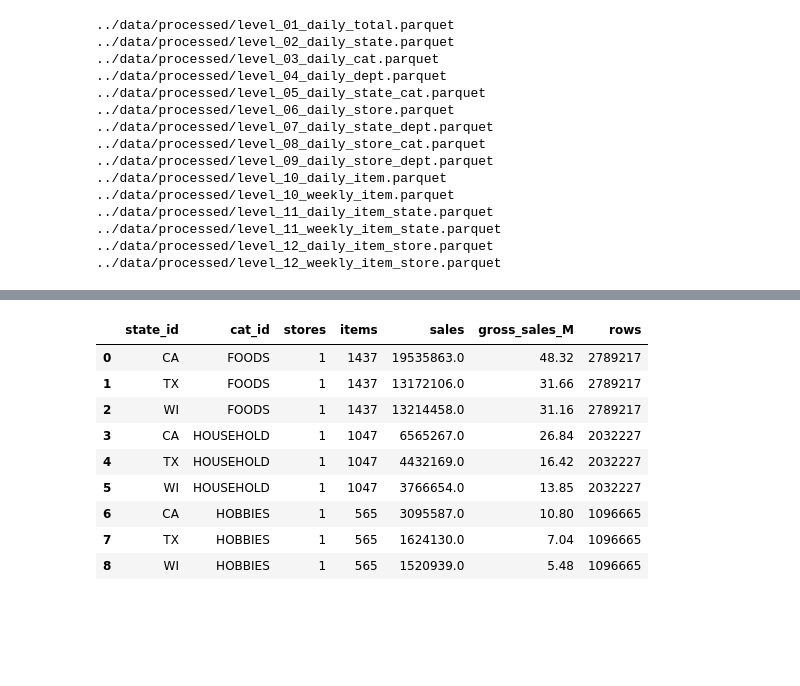
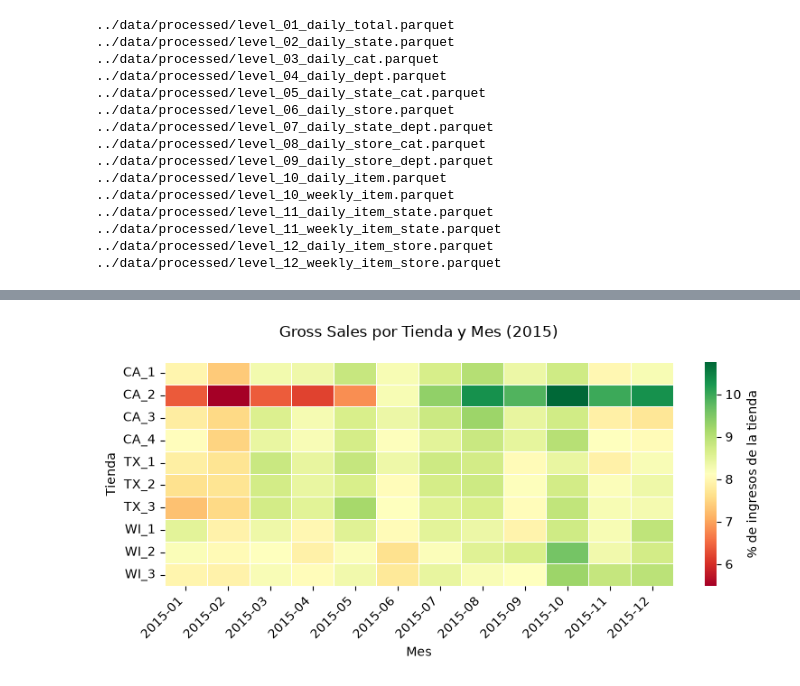
Before and after one commit to njimenez94/forecast-tfm, a Jupyter notebook: notebooks/01_eda.ipynb, the cells around one changed output, grey strips where cells are left out. Drawn from its saved outputs; the diff is of its cells as text; code cells hidden in the pictures; blank space fills up the shorter version.

```diff
--- a/notebooks/01_eda.ipynb
+++ b/notebooks/01_eda.ipynb
@@ -41,28 +135,35 @@ duckdb.sql(f"""
 # %%
-df = duckdb.sql(f"""
+df_store_month = duckdb.sql(f"""
     SELECT
-    state_id,
-    cat_id,
-    COUNT(DISTINCT(store_id)) AS stores,
-    COUNT(DISTINCT(item_id)) AS items,
-    SUM(sales) AS sales ,
-    SUM(gross_sales) / 1000000 AS gross_sales_M ,
-    COUNT(*) AS rows
+        store_id,
+        strftime(date, '%Y-%m') AS year_month,
+        SUM(gross_sales) AS total_gross_sales
     FROM read_parquet('{DATASET_PATH}')
-    GROUP BY state_id, cat_id
-    ORDER BY gross_sales_M DESC
+    WHERE date >= '2015-01-01' AND date < '2016-01-01'
+    GROUP BY store_id, year_month
+    ORDER BY store_id, year_month
 """).df()
 
-df.to_clipboard(index=False)
-df.round(2)
+df_store_month['total_gross_sales_pct'] = df_store_month['total_gross_sales'] / df_store_month.groupby('store_id')['total_gross_sales'].transform('sum')
+
+df_plot = df_store_month.pivot(index='store_id', columns='year_month', values='total_gross_sales_pct')
+
+ESCALAS_COLORES = {
+    "verde-amarillo-rojo": 'RdYlGn',
+    "amarillo-rojo": 'YlOrRd'
+}
+
+plt.figure(figsize=(8, 4))
+ax = sns.heatmap(
+    df_plot * 100, cmap=ESCALAS_COLORES['verde-amarillo-rojo'], annot=False, linewidths=0.5,
+    cbar_kws={'label': '% de ingresos de la tienda'}
+)
+plt.title('Gross Sales por Tienda y Mes (2015)', pad=20, fontsize=12)
+plt.xlabel('Mes')
+plt.ylabel('Tienda')
+plt.yticks(rotation=0)
+plt.xticks(rotation=45, ha='right')
+plt.tight_layout()
+plt.show()
 # %% [output]
-|  | state_id | cat_id | stores | items | sales | gross_sales_M | rows |
-| 0 | CA | FOODS | 1 | 1437 | 19535863.0 | 48.32 | 2789217 |
-| 1 | TX | FOODS | 1 | 1437 | 13172106.0 | 31.66 | 2789217 |
-| 2 | WI | FOODS | 1 | 1437 | 13214458.0 | 31.16 | 2789217 |
-| 3 | CA | HOUSEHOLD | 1 | 1047 | 6565267.0 | 26.84 | 2032227 |
-| 4 | TX | HOUSEHOLD | 1 | 1047 | 4432169.0 | 16.42 | 2032227 |
-| 5 | WI | HOUSEHOLD | 1 | 1047 | 3766654.0 | 13.85 | 2032227 |
-| 6 | CA | HOBBIES | 1 | 565 | 3095587.0 | 10.80 | 1096665 |
-| 7 | TX | HOBBIES | 1 | 565 | 1624130.0 | 7.04 | 1096665 |
-| 8 | WI | HOBBIES | 1 | 565 | 1520939.0 | 5.48 | 1096665 |
+[figure, added]
```
Also changed, not shown: parts of 11 cells of this notebook, 2 other files.
